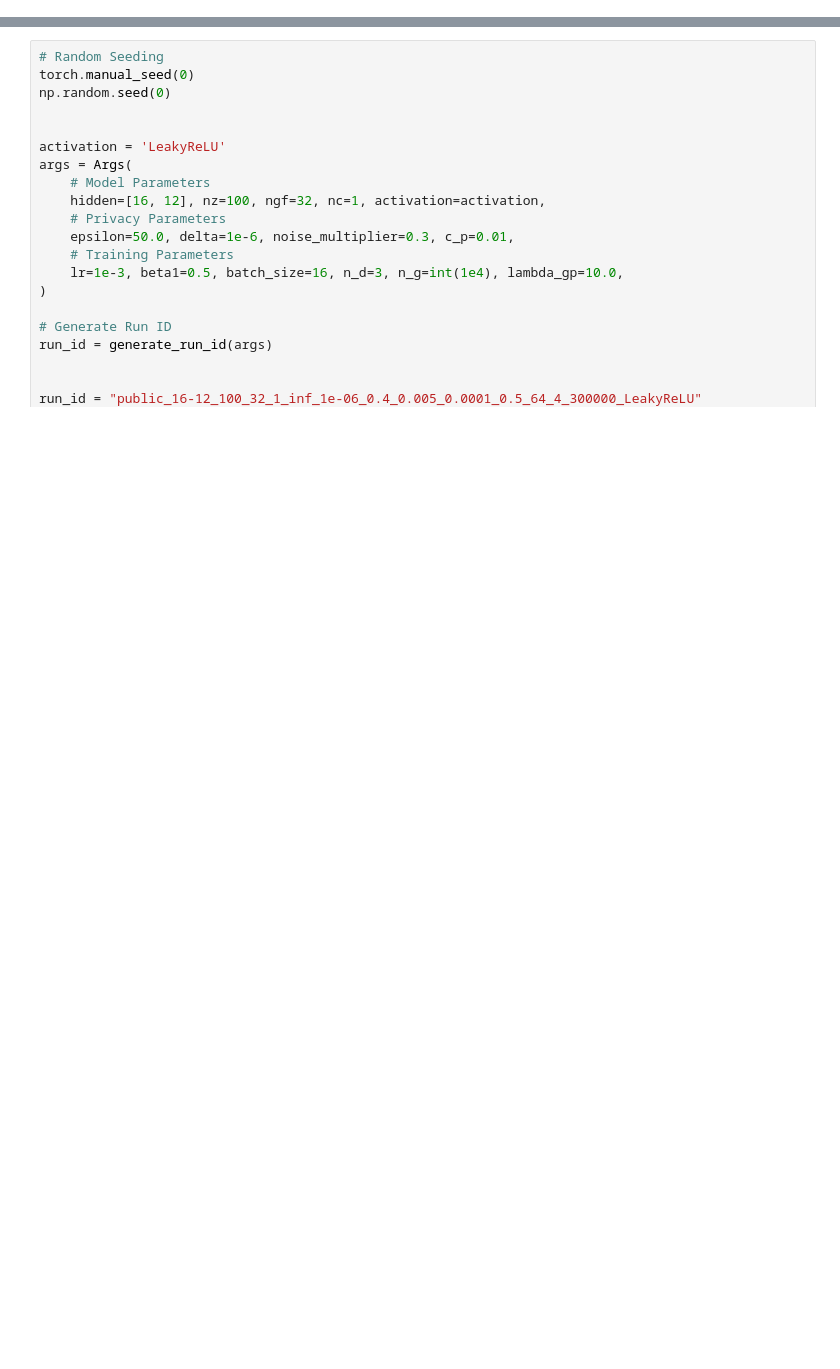
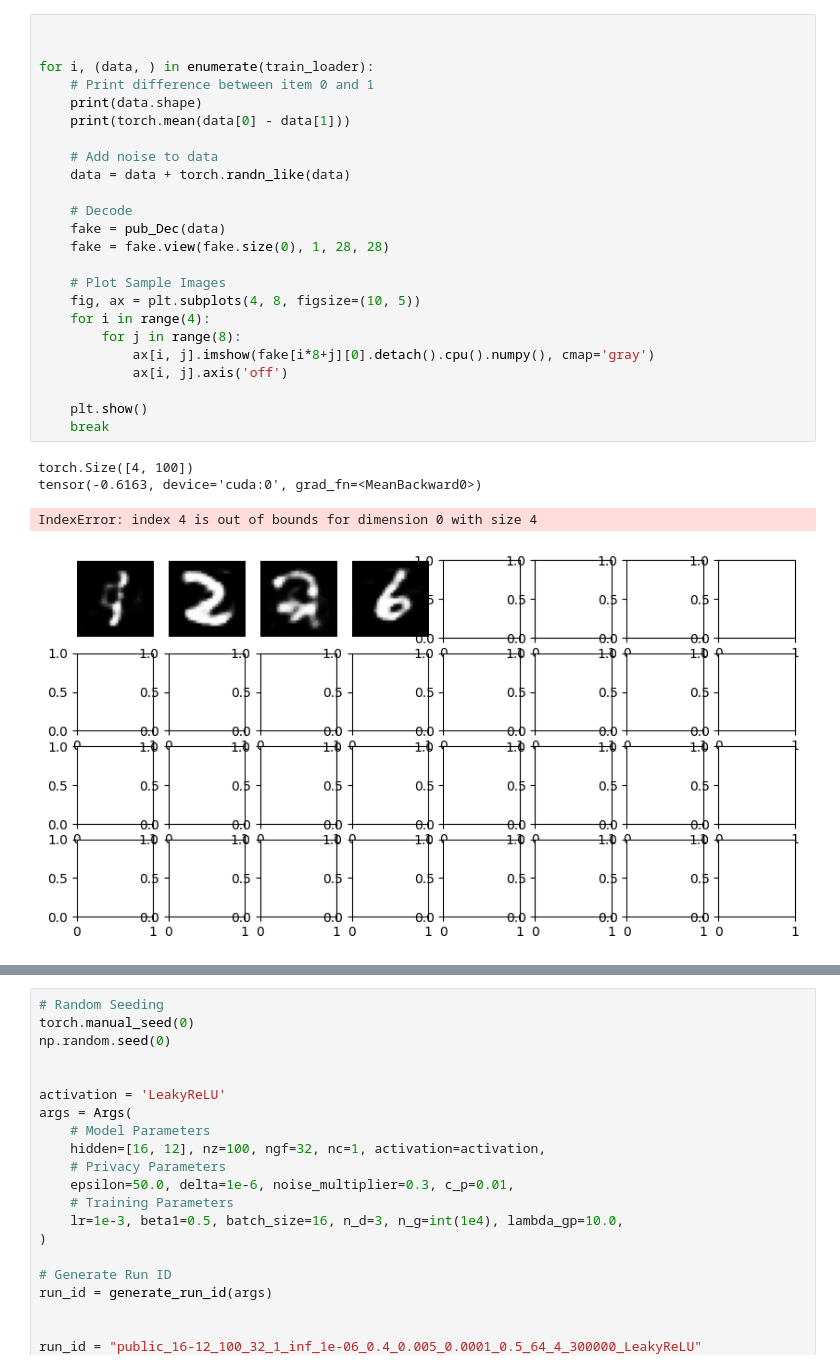
Before and after one commit to JasonTang99/p2, a Jupyter notebook: testing.ipynb, the cells around one changed output, grey strips where cells are left out. Cells and saved outputs as stored; diff of their text form; blank space fills up the shorter version.

```diff
--- a/testing.ipynb
+++ b/testing.ipynb
@@ -50,3 +336,32 @@ def generate_samples(G, args):
+# %%
+
+
+for i, (data, ) in enumerate(train_loader):
+    # Print difference between item 0 and 1
+    print(data.shape)
+    print(torch.mean(data[0] - data[1]))
+
+    # Add noise to data
+    data = data + torch.randn_like(data)
+
+    # Decode
+    fake = pub_Dec(data)
+    fake = fake.view(fake.size(0), 1, 28, 28)
+
+    # Plot Sample Images
+    fig, ax = plt.subplots(4, 8, figsize=(10, 5))
+    for i in range(4):
+        for j in range(8):
+            ax[i, j].imshow(fake[i*8+j][0].detach().cpu().numpy(), cmap='gray')
+            ax[i, j].axis('off')
+
+    plt.show()
+    break
+# %% [output]
+torch.Size([4, 100])
+tensor(-0.6163, device='cuda:0', grad_fn=<MeanBackward0>)
+IndexError: index 4 is out of bounds for dimension 0 with size 4
+[figure, added]
 # %%
 # Load the generator
 # run_id = "/home/jason/p2/runs/private_16-12_100_32_1_inf_1e-06_0.0_0.01_0.0001_0.5_64_5_200000_LeakyReLU" # decent
```
Also changed, not shown: parts of 14 cells of this notebook, 8 other files.
